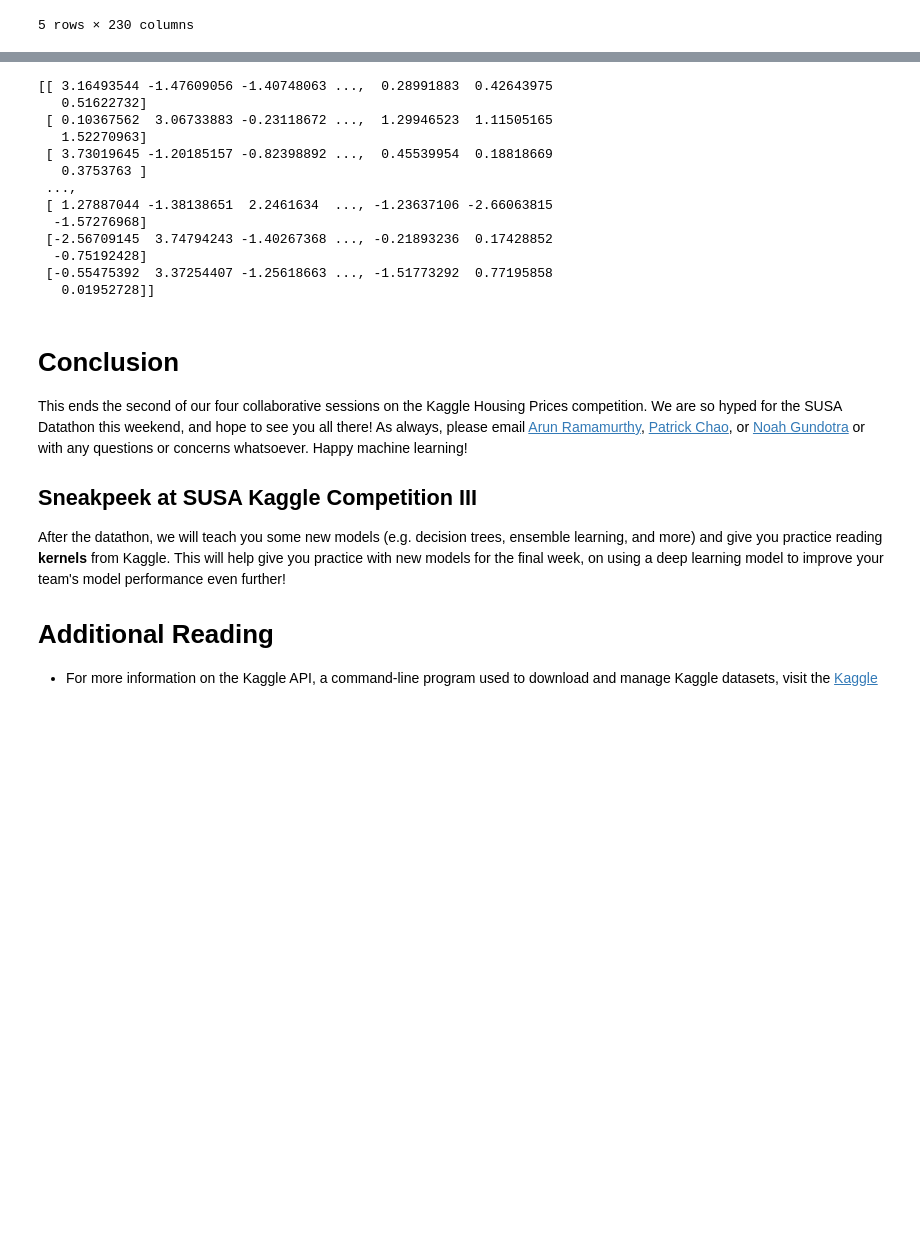
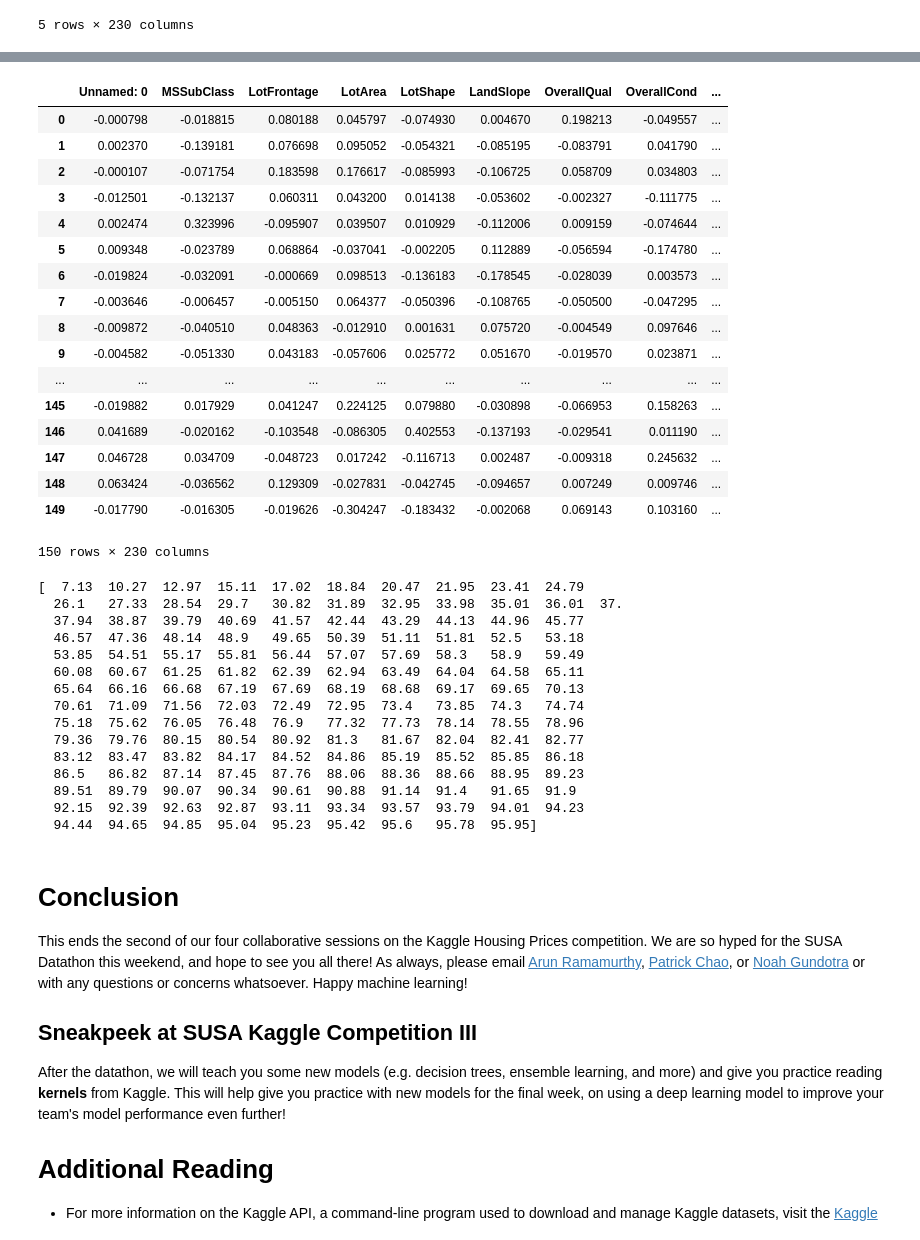
Before and after one commit to claalmve/crash-course, a Jupyter notebook: Kaggle/kaggle2.ipynb, the cells around one changed output, grey strips where cells are left out. Saved outputs shown, nothing was run; the diff lists cells and outputs as text; code cells hidden in the pictures; blank space fills up the shorter version.

```diff
--- a/Kaggle/kaggle2.ipynb
+++ b/Kaggle/kaggle2.ipynb
@@ -425,10 +444,10 @@ clean.head()
 | 4 | 4 | 60 | 84.0 | 14260 | 2 | 2 | 8 | 5 | ... |
 5 rows × 230 columns
 # %%
-X = data.values
+X = clean.values
 X = scale(X)
 # %%
-pca = PCA(n_components=3)
+pca = PCA(n_components=150)
 pca.fit_transform(X)
-features = data.columns.values
-pd.DataFrame(pca.components_, columns=features,index=['PC-1','PC-2','PC-3'])
+features = clean.columns.values
+pca_stuff = pd.DataFrame(pca.components_, columns=features)
@@ -444,40 +454,47 @@ pd.DataFrame(pca.components_, columns=features,index=['PC-1','PC-2','PC-3'])
+# %%
+pca_stuff
+# %% [output]
+|  | Unnamed: 0 | MSSubClass | LotFrontage | LotArea | LotShape | LandSlope | OverallQual | OverallCond | ... |
+| 0 | -0.000798 | -0.018815 | 0.080188 | 0.045797 | -0.074930 | 0.004670 | 0.198213 | -0.049557 | ... |
+| 1 | 0.002370 | -0.139181 | 0.076698 | 0.095052 | -0.054321 | -0.085195 | -0.083791 | 0.041790 | ... |
+| 2 | -0.000107 | -0.071754 | 0.183598 | 0.176617 | -0.085993 | -0.106725 | 0.058709 | 0.034803 | ... |
+| 3 | -0.012501 | -0.132137 | 0.060311 | 0.043200 | 0.014138 | -0.053602 | -0.002327 | -0.111775 | ... |
+| 4 | 0.002474 | 0.323996 | -0.095907 | 0.039507 | 0.010929 | -0.112006 | 0.009159 | -0.074644 | ... |
+| 5 | 0.009348 | -0.023789 | 0.068864 | -0.037041 | -0.002205 | 0.112889 | -0.056594 | -0.174780 | ... |
+| 6 | -0.019824 | -0.032091 | -0.000669 | 0.098513 | -0.136183 | -0.178545 | -0.028039 | 0.003573 | ... |
+| 7 | -0.003646 | -0.006457 | -0.005150 | 0.064377 | -0.050396 | -0.108765 | -0.050500 | -0.047295 | ... |
+| 8 | -0.009872 | -0.040510 | 0.048363 | -0.012910 | 0.001631 | 0.075720 | -0.004549 | 0.097646 | ... |
+| 9 | -0.004582 | -0.051330 | 0.043183 | -0.057606 | 0.025772 | 0.051670 | -0.019570 | 0.023871 | ... |
+| ... | ... | ... | ... | ... | ... | ... | ... | ... | ... |
+| 145 | -0.019882 | 0.017929 | 0.041247 | 0.224125 | 0.079880 | -0.030898 | -0.066953 | 0.158263 | ... |
+| 146 | 0.041689 | -0.020162 | -0.103548 | -0.086305 | 0.402553 | -0.137193 | -0.029541 | 0.011190 | ... |
+| 147 | 0.046728 | 0.034709 | -0.048723 | 0.017242 | -0.116713 | 0.002487 | -0.009318 | 0.245632 | ... |
+| 148 | 0.063424 | -0.036562 | 0.129309 | -0.027831 | -0.042745 | -0.094657 | 0.007249 | 0.009746 | ... |
+| 149 | -0.017790 | -0.016305 | -0.019626 | -0.304247 | -0.183432 | -0.002068 | 0.069143 | 0.103160 | ... |
+150 rows × 230 columns
 # %%
-#convert it to numpy arrays
-X = data_copy.values
-
-#Scaling the values
-X = scale(X)
-
-pca = PCA(n_components=100)
-
-pca.fit(X)
-
 #The amount of variance that each PC explains
 var= pca.explained_variance_ratio_
 
 #Cumulative Variance explains
 var1=np.cumsum(np.round(pca.explained_variance_ratio_, decimals=4)*100)
-
-#Looking at above plot I'm taking 30 variables
-pca = PCA(n_components=30)
-pca.fit(X)
-X1=pca.fit_transform(X)
-
-print(X1)
+print(var1)
 # %% [output]
-[[ 3.16493544 -1.47609056 -1.40748063 ...,  0.28991883  0.42643975
-   0.51622732]
- [ 0.10367562  3.06733883 -0.23118672 ...,  1.29946523  1.11505165
-   1.52270963]
- [ 3.73019645 -1.20185157 -0.82398892 ...,  0.45539954  0.18818669
-   0.3753763 ]
- ...,
- [ 1.27887044 -1.38138651  2.2461634  ..., -1.23637106 -2.66063815
-  -1.57276968]
- [-2.56709145  3.74794243 -1.40267368 ..., -0.21893236  0.17428852
-  -0.75192428]
- [-0.55475392  3.37254407 -1.25618663 ..., -1.51773292  0.77195858
-   0.01952728]]
+[  7.13  10.27  12.97  15.11  17.02  18.84  20.47  21.95  23.41  24.79
+  26.1   27.33  28.54  29.7   30.82  31.89  32.95  33.98  35.01  36.01  37.
+  37.94  38.87  39.79  40.69  41.57  42.44  43.29  44.13  44.96  45.77
+  46.57  47.36  48.14  48.9   49.65  50.39  51.11  51.81  52.5   53.18
+  53.85  54.51  55.17  55.81  56.44  57.07  57.69  58.3   58.9   59.49
+  60.08  60.67  61.25  61.82  62.39  62.94  63.49  64.04  64.58  65.11
+  65.64  66.16  66.68  67.19  67.69  68.19  68.68  69.17  69.65  70.13
+  70.61  71.09  71.56  72.03  72.49  72.95  73.4   73.85  74.3   74.74
+  75.18  75.62  76.05  76.48  76.9   77.32  77.73  78.14  78.55  78.96
+  79.36  79.76  80.15  80.54  80.92  81.3   81.67  82.04  82.41  82.77
+  83.12  83.47  83.82  84.17  84.52  84.86  85.19  85.52  85.85  86.18
+  86.5   86.82  87.14  87.45  87.76  88.06  88.36  88.66  88.95  89.23
+  89.51  89.79  90.07  90.34  90.61  90.88  91.14  91.4   91.65  91.9
+  92.15  92.39  92.63  92.87  93.11  93.34  93.57  93.79  94.01  94.23
+  94.44  94.65  94.85  95.04  95.23  95.42  95.6   95.78  95.95]
 # %% [markdown]
 <a id='conclusion'></a>
 # Conclusion
```
Also changed, not shown: parts of 8 cells of this notebook.
